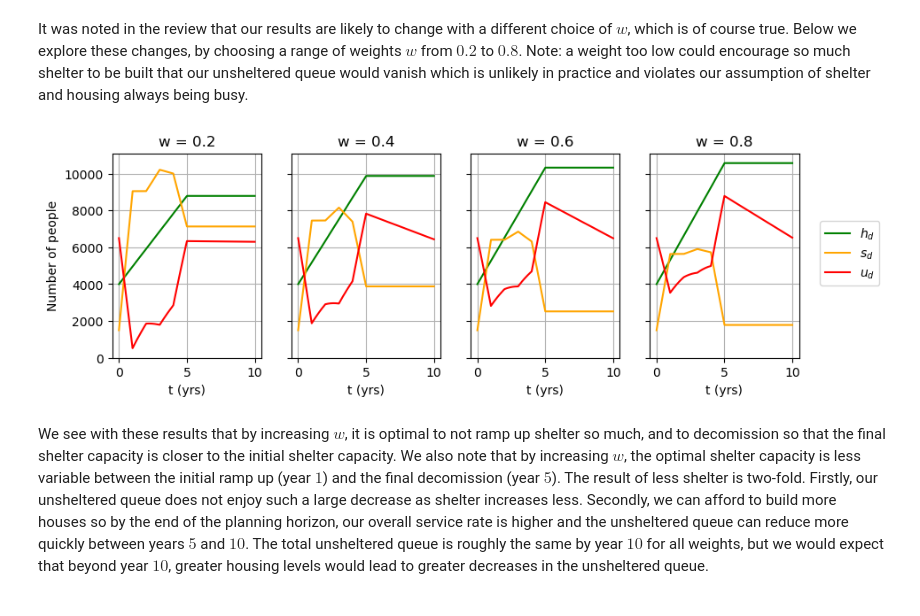
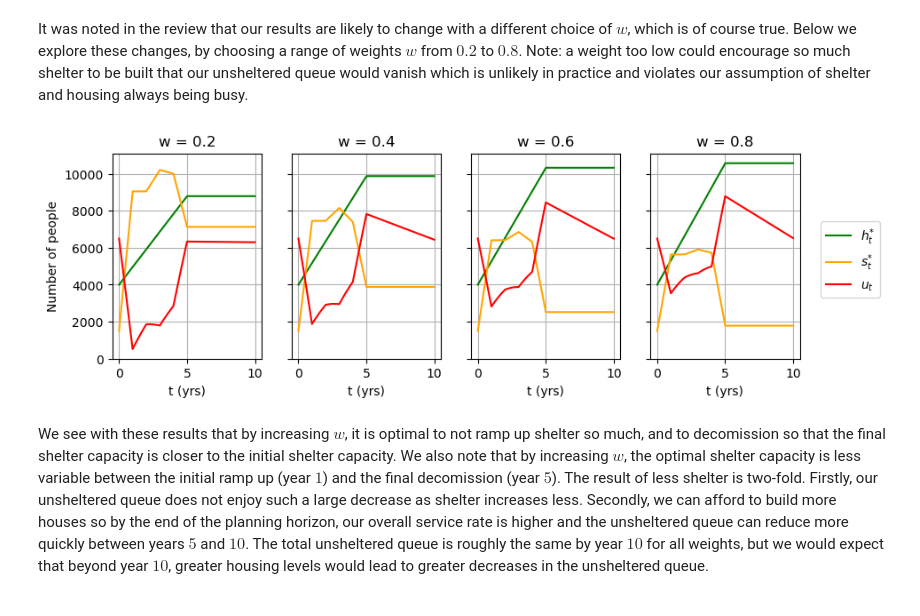
Before and after one commit to grahamburgess3/tvcp, a Jupyter notebook: Review-response-Feb25.ipynb, the cells around one changed output. Drawn from its saved outputs; the diff is of its cells as text; code cells hidden in the pictures.

Commit message:
format charts in review response

```diff
--- a/Review-response-Feb25.ipynb
+++ b/Review-response-Feb25.ipynb
@@ -59,24 +59,24 @@ for w in weights:
 # %%
 fig, axs = plt.subplots(1, 4,  figsize=(10, 3))
 ymax = 0
 for i in range(len(models)):
     ymax = max(ymax, max(models[i].model.h_t + models[i].model.sh_t + models[i].model.unsh_t))
     x = [j/365 for j in range(problems[i].problem.horizon_model*365)]
     axs[i].plot(x, models[i].model.h_t, color = 'green')
     axs[i].plot(x, models[i].model.sh_t, color = 'orange')
     axs[i].plot(x, models[i].model.unsh_t, color = 'red')
     axs[i].set(title = 'w = ' + str(weights[i]))
-axs[i].legend(["$h_d$", "$s_d$", "$u_d$"], bbox_to_anchor=(1.1, 0.7))
+axs[i].legend(["$h_t^{*}$", "$s_t^{*}$", "$u_t$"], bbox_to_anchor=(1.1, 0.7))
 
 # formatting
 for ax in axs.flat:
     ax.set(xlabel='t (yrs)', ylabel='Number of people')
     ax.grid()
     ax.set_ylim(0, ymax*1.05)
     ax.label_outer()
 plt.show()
 # %% [output]
-[figure, old version]
+[figure, new version]
 # %% [markdown]
 We see with these results that by increasing $w$, it is optimal to not ramp up shelter so much, and to decomission so that the final shelter capacity is closer to the initial shelter capacity. We also note that by increasing $w$, the optimal shelter capacity is less variable between the initial ramp up (year $1$) and the final decomission (year $5$). The result of less shelter is two-fold. Firstly, our unsheltered queue does not enjoy such a large decrease as shelter increases less. Secondly, we can afford to build more houses so by the end of the planning horizon, our overall service rate is higher and the unsheltered queue can reduce more quickly between years $5$ and $10$. The total unsheltered queue is roughly the same by year $10$ for all weights, but we would expect that beyond year $10$, greater housing levels would lead to greater decreases in the unsheltered queue.
 
```
Also changed, not shown: parts of 1 cell of this notebook.
